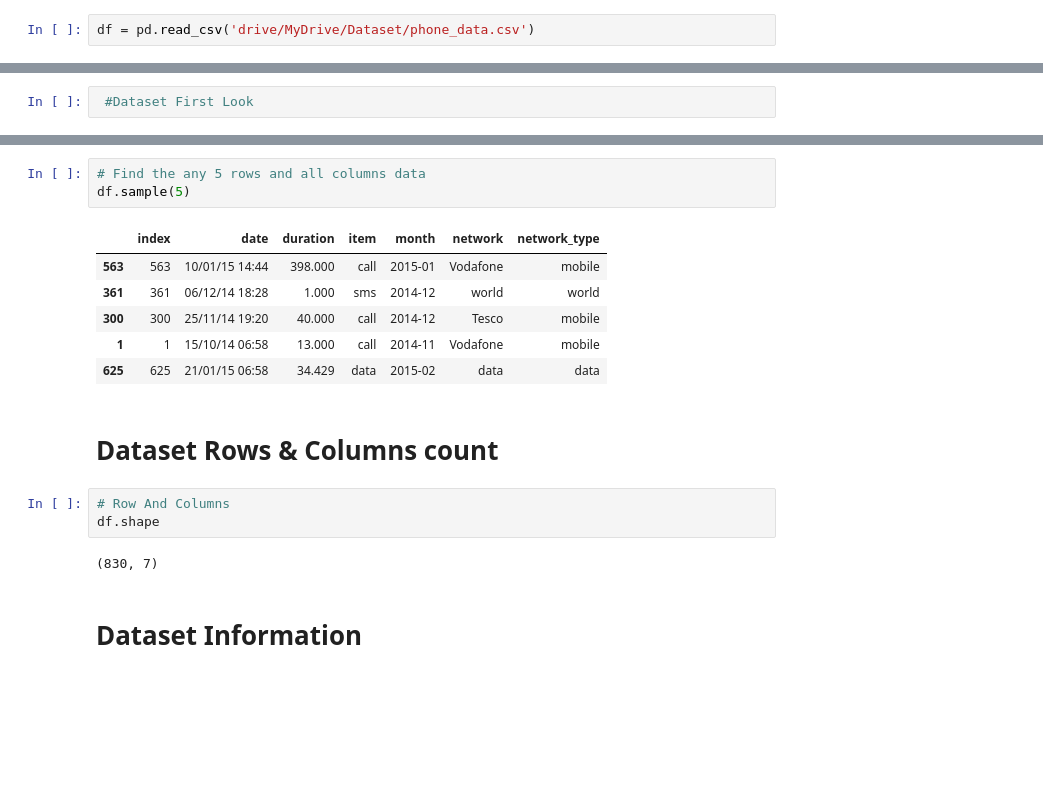
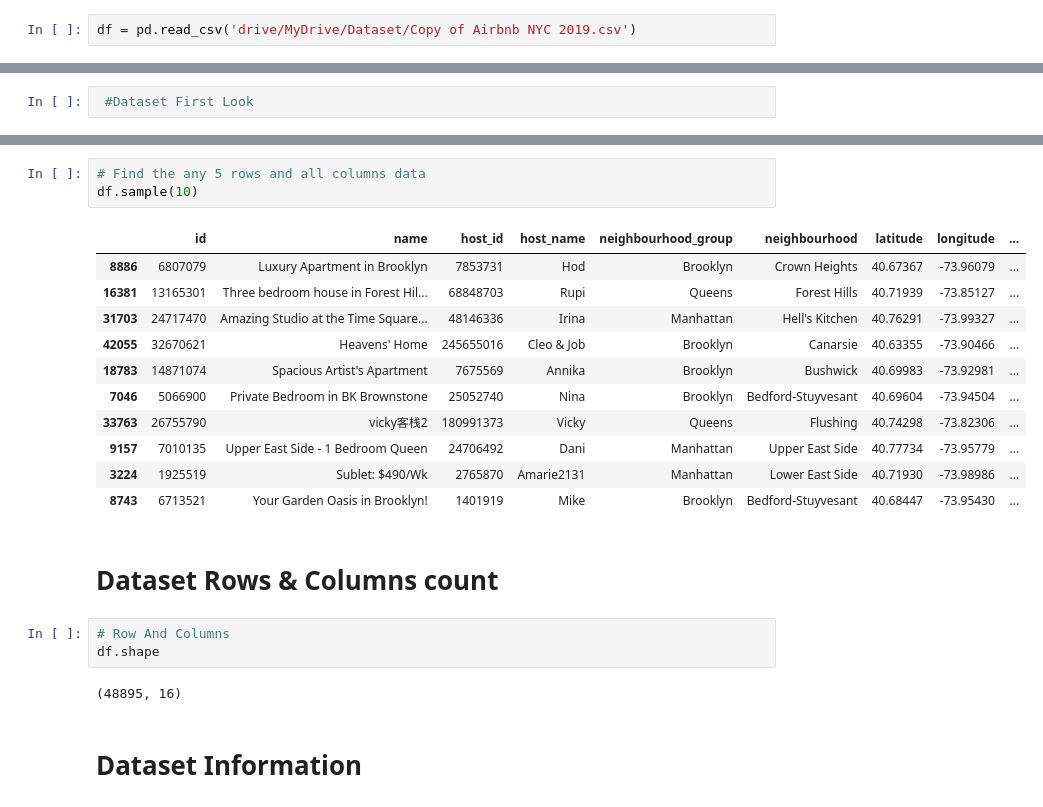
Before and after one commit to Jit562/EDA_AIRBNB_NYC_2019_Data_Analysis, a Jupyter notebook: EDA_AIRBNB_NYC_2019.ipynb, the cells around one changed output, grey strips where cells are left out. Drawn from its saved outputs; the diff is of its cells as text; blank space fills up the shorter version.

```diff
--- a/EDA_AIRBNB_NYC_2019.ipynb
+++ b/EDA_AIRBNB_NYC_2019.ipynb
@@ -78,7 +91,7 @@ from datetime import datetime,date
 # %%
 # Load Dataset
 # %%
-df = pd.read_csv('drive/MyDrive/Dataset/phone_data.csv')
+df = pd.read_csv('drive/MyDrive/Dataset/Copy of Airbnb NYC 2019.csv')
 # %% [markdown]
 # Dataset First View
 # %%
@@ -106,20 +119,25 @@ df.tail()
 # %%
 # Find the any 5 rows and all columns data
-df.sample(5)
+df.sample(10)
 # %% [output]
-|  | index | date | duration | item | month | network | network_type |
-| 563 | 563 | 10/01/15 14:44 | 398.000 | call | 2015-01 | Vodafone | mobile |
-| 361 | 361 | 06/12/14 18:28 | 1.000 | sms | 2014-12 | world | world |
-| 300 | 300 | 25/11/14 19:20 | 40.000 | call | 2014-12 | Tesco | mobile |
-| 1 | 1 | 15/10/14 06:58 | 13.000 | call | 2014-11 | Vodafone | mobile |
-| 625 | 625 | 21/01/15 06:58 | 34.429 | data | 2015-02 | data | data |
+|  | id | name | host_id | host_name | neighbourhood_group | neighbourhood | latitude | longitude | ... |
+| 8886 | 6807079 | Luxury Apartment in Brooklyn | 7853731 | Hod | Brooklyn | Crown Heights | 40.67367 | -73.96079 | ... |
+| 16381 | 13165301 | Three bedroom house in Forest Hil... | 68848703 | Rupi | Queens | Forest Hills | 40.71939 | -73.85127 | ... |
+| 31703 | 24717470 | Amazing Studio at the Time Square... | 48146336 | Irina | Manhattan | Hell's Kitchen | 40.76291 | -73.99327 | ... |
+| 42055 | 32670621 | Heavens' Home | 245655016 | Cleo & Job | Brooklyn | Canarsie | 40.63355 | -73.90466 | ... |
+| 18783 | 14871074 | Spacious Artist's Apartment | 7675569 | Annika | Brooklyn | Bushwick | 40.69983 | -73.92981 | ... |
+| 7046 | 5066900 | Private Bedroom in BK Brownstone | 25052740 | Nina | Brooklyn | Bedford-Stuyvesant | 40.69604 | -73.94504 | ... |
+| 33763 | 26755790 | vicky客栈2 | 180991373 | Vicky | Queens | Flushing | 40.74298 | -73.82306 | ... |
+| 9157 | 7010135 | Upper East Side - 1 Bedroom Queen | 24706492 | Dani | Manhattan | Upper East Side | 40.77734 | -73.95779 | ... |
+| 3224 | 1925519 | Sublet: $490/Wk | 2765870 | Amarie2131 | Manhattan | Lower East Side | 40.71930 | -73.98986 | ... |
+| 8743 | 6713521 | Your Garden Oasis in Brooklyn! | 1401919 | Mike | Brooklyn | Bedford-Stuyvesant | 40.68447 | -73.95430 | ... |
 # %% [markdown]
 # Dataset Rows & Columns count
 # %%
 # Row And Columns
 df.shape
 # %% [output]
-(830, 7)
+(48895, 16)
 # %% [markdown]
 # Dataset Information
 # %%
```
Also changed, not shown: parts of 98 cells of this notebook.
